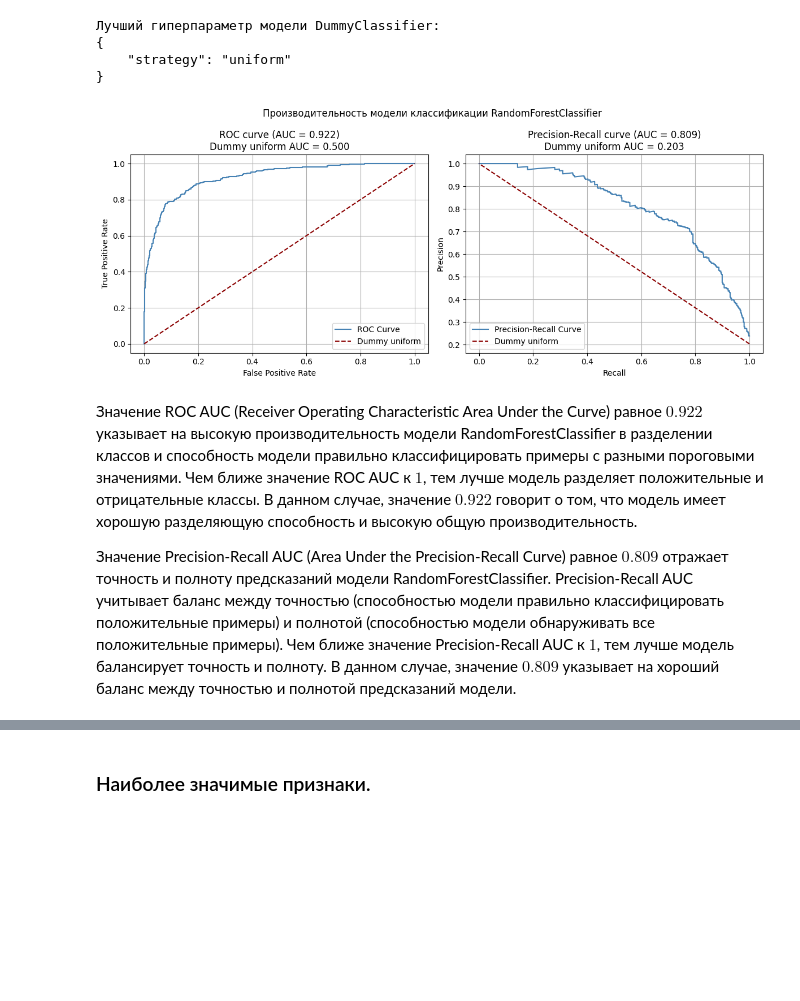
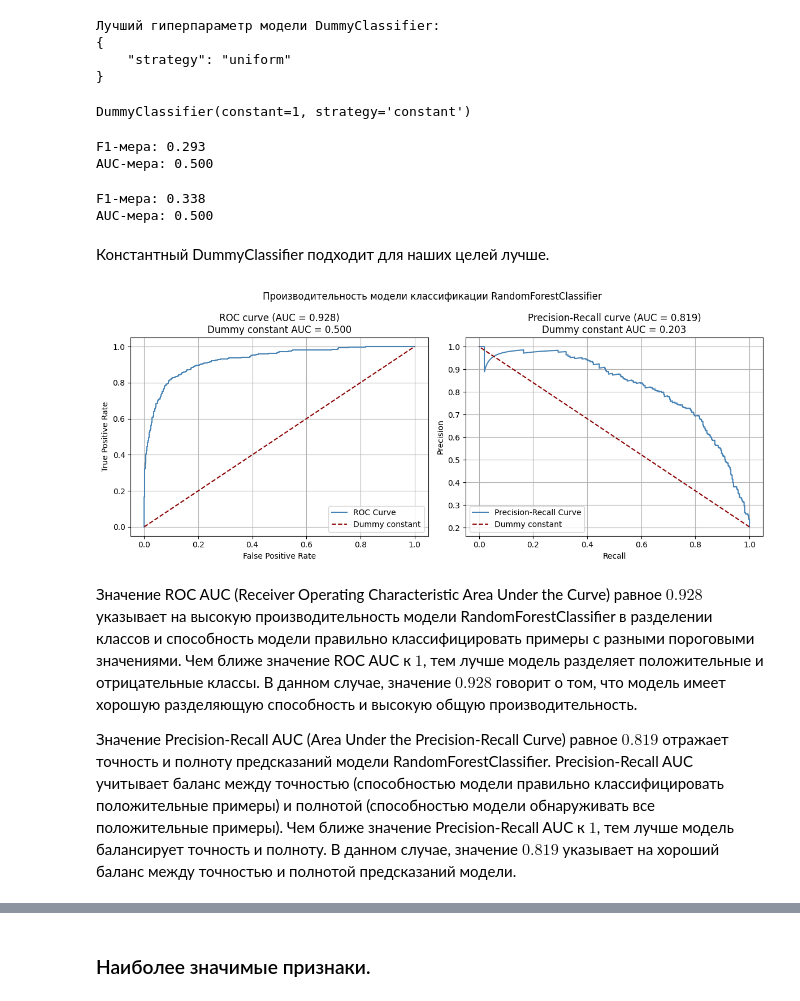
Before and after one commit to DimaDoesCode/Yandex_Practicum-Supervised_Learning, a Jupyter notebook: supervised_learning/supervised_learning.ipynb, the cells around one changed output, grey strips where cells are left out. Saved outputs shown, nothing was run; the diff lists cells and outputs as text; code cells hidden in the pictures; blank space fills up the shorter version.

```diff
--- a/supervised_learning/supervised_learning.ipynb
+++ b/supervised_learning/supervised_learning.ipynb
@@ -854,5 +873,5 @@ F1 обученной оптимизированной модели RandomForest
 # %%
-if os.path.exists('gridsearch_gbc_results.3.3.joblib'):
+if exists('gridsearch_gbc_results.3.3.joblib'):
     grid_search_gbc = load('gridsearch_gbc_results.3.3.joblib')
     print('Результаты GridSearchCV для GradientBoostingClassifier загружены из файла')
 else:
@@ -871,8 +890,8 @@ model_gbc = grid_search_gbc.best_estimator_
 
 predicted_valid = model_gbc.predict(X_valid)
 print(f'Лучшие гиперпараметры:\n{json.dumps(grid_search_gbc.best_params_, indent=4, sort_keys=True)}')
-f1 = f1_score(y_valid, predicted_valid)
-print(f'F1 обученной оптимизированной модели GradientBoostingClassifier: {f1:.3f}')
+print(f'F1 обученной оптимизированной модели GradientBoostingClassifier: {grid_search_gbc.best_score_:.3f}')
+print(f'Лучшая ROC AUC-мера: {roc_auc_score(y_valid, model_gbc.predict_proba(X_valid)[:, 1]):.3f}')
 # %% [output]
 Результаты GridSearchCV для GradientBoostingClassifier загружены из файла
 Лучшие гиперпараметры:
@@ -901,7 +921,7 @@ F1 обученной оптимизированной модели GradientBoos
 # %% [markdown]
 #### DecisionTreeClassifier.
 # %%
-if os.path.exists('gridsearch_dtc_results.4.1.joblib'):
+if exists('gridsearch_dtc_results.4.1.joblib'):
     grid_search_dtc = load('gridsearch_dtc_results.4.1.joblib')
     print('Результаты GridSearchCV для DecisionTreeClassifier загружены из файла')
 else:
@@ -922,8 +942,8 @@ model_dtc_41 = grid_search_dtc.best_estimator_
 
 predicted_valid = model_dtc_41.predict(X_valid)
 print(f'Лучшие гиперпараметры:\n{json.dumps(grid_search_dtc.best_params_, indent=4, sort_keys=True)}')
-f1 = f1_score(y_valid, predicted_valid)
-print(f'F1 обученной оптимизированной модели DecisionTreeClassifier: {f1:.3f}')
+print(f'F1 обученной оптимизированной модели DecisionTreeClassifier: {grid_search_dtc.best_score_:.3f}')
+print(f'Лучшая ROC AUC-мера: {roc_auc_score(y_valid, model_dtc_41.predict_proba(X_valid)[:, 1]):.3f}')
 # %% [output]
 Результаты GridSearchCV для DecisionTreeClassifier загружены из файла
 Лучшие гиперпараметры:
@@ -938,7 +959,7 @@ F1 обученной оптимизированной модели DecisionTree
 # %% [markdown]
 #### RandomForestClassifier.
 # %%
-if os.path.exists('gridsearch_rfc_results.4.1.joblib'):
+if exists('gridsearch_rfc_results.4.1.joblib'):
     grid_search_rfc = load('gridsearch_rfc_results.4.1.joblib')
     print('Результаты GridSearchCV для RandomForestClassifier загружены из файла')
 else:
@@ -960,8 +981,8 @@ model_rfc_41 = grid_search_rfc.best_estimator_
 
 predicted_valid = model_rfc_41.predict(X_valid)
 print(f'Лучшие гиперпараметры:\n{json.dumps(grid_search_rfc.best_params_, indent=4, sort_keys=True)}')
-f1 = f1_score(y_valid, predicted_valid)
-print(f'F1 обученной оптимизированной модели RandomForestClassifier: {f1:.3f}')
+print(f'F1 обученной оптимизированной модели RandomForestClassifier: {grid_search_dtc.best_score_:.3f}')
+print(f'Лучшая ROC AUC-мера: {roc_auc_score(y_valid, model_rfc_41.predict_proba(X_valid)[:, 1]):.3f}')
 # %% [output]
 Результаты GridSearchCV для RandomForestClassifier загружены из файла
 Лучшие гиперпараметры:
@@ -1282,11 +1449,30 @@ predictions_test_dummy = dummy.predict(X_test)
+# %%
+dummy_const = DummyClassifier(strategy='constant', constant=1)
+dummy_const.fit(X_train, y_train)
+# %% [output]
+DummyClassifier(constant=1, strategy='constant')
+# %%
+print(f'F1-мера: {f1_score(dummy.predict(X_test), y_test):.3f}')
+print(f'AUC-мера: {roc_auc_score(y_test, dummy.predict_proba(X_test)[:, 1]):.3f}')
+# %% [output]
+F1-мера: 0.293
+AUC-мера: 0.500
+# %%
+print(f'F1-мера: {f1_score(dummy_const.predict(X_test), y_test):.3f}')
+print(f'AUC-мера: {roc_auc_score(y_test, dummy_const.predict_proba(X_test)[:, 1]):.3f}')
+# %% [output]
+F1-мера: 0.338
+AUC-мера: 0.500
+# %% [markdown]
+Константный DummyClassifier подходит для наших целей лучше.
 # %%
-my_analyze_classification_performance(model=model_rfc_41, dummy=dummy, target=y_test, features=X_test)
+my_analyze_classification_performance(model=model_rfc_41, dummy=dummy_const, target=y_test, features=X_test)
 # %% [output]
-[figure, old version]
+[figure, new version]
 # %% [markdown]
-Значение ROC AUC (Receiver Operating Characteristic Area Under the Curve) равное $0.922$ указывает на высокую производительность модели RandomForestClassifier в разделении классов и способность модели правильно классифицировать примеры с разными пороговыми значениями. Чем ближе значение ROC AUC к $1$, тем лучше модель разделяет положительные и отрицательные классы. В данном случае, значение $0.922$ говорит о том, что модель имеет хорошую разделяющую способность и высокую общую производительность.
+Значение ROC AUC (Receiver Operating Characteristic Area Under the Curve) равное $0.928$ указывает на высокую производительность модели RandomForestClassifier в разделении классов и способность модели правильно классифицировать примеры с разными пороговыми значениями. Чем ближе значение ROC AUC к $1$, тем лучше модель разделяет положительные и отрицательные классы. В данном случае, значение $0.928$ говорит о том, что модель имеет хорошую разделяющую способность и высокую общую производительность.
 
-Значение Precision-Recall AUC (Area Under the Precision-Recall Curve) равное $0.809$ отражает точность и полноту предсказаний модели RandomForestClassifier. Precision-Recall AUC учитывает баланс между точностью (способностью модели правильно классифицировать положительные примеры) и полнотой (способностью модели обнаруживать все положительные примеры). Чем ближе значение Precision-Recall AUC к $1$, тем лучше модель балансирует точность и полноту. В данном случае, значение $0.809$ указывает на хороший баланс между точностью и полнотой предсказаний модели.
+Значение Precision-Recall AUC (Area Under the Precision-Recall Curve) равное $0.819$ отражает точность и полноту предсказаний модели RandomForestClassifier. Precision-Recall AUC учитывает баланс между точностью (способностью модели правильно классифицировать положительные примеры) и полнотой (способностью модели обнаруживать все положительные примеры). Чем ближе значение Precision-Recall AUC к $1$, тем лучше модель балансирует точность и полноту. В данном случае, значение $0.819$ указывает на хороший баланс между точностью и полнотой предсказаний модели.
 # %% [markdown]
 Сравнение модели RandomForestClassifier с DummyClassifier, использующим стратегию uniform, дает ясное представление о значимости и эффективности RandomForestClassifier.
 
```
Also changed, not shown: parts of 43 cells of this notebook.
